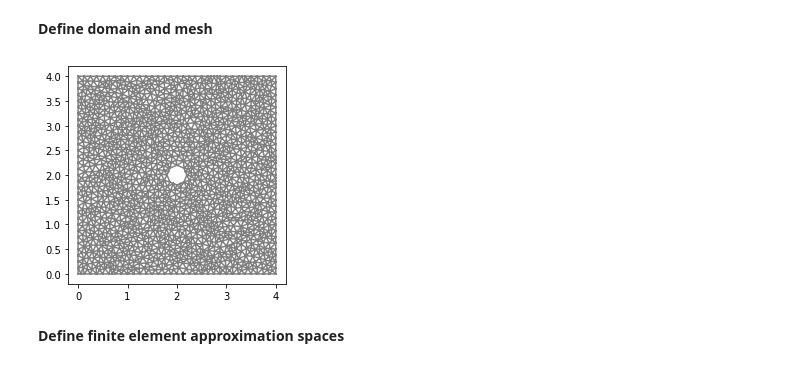
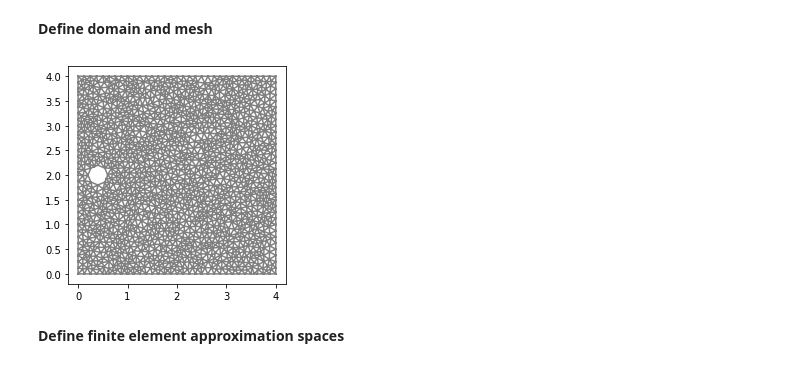
Before and after one commit to johanhoffman/DD2365-VT20, a Jupyter notebook: Lab-3/Linde-Stokes-AMR.ipynb, the cells around one changed output. Drawn from its saved outputs; the diff is of its cells as text; code cells hidden in the pictures.

```diff
--- a/Lab-3/Linde-Stokes-AMR.ipynb
+++ b/Lab-3/Linde-Stokes-AMR.ipynb
@@ -154,34 +154,34 @@ To read more about how to use similar methods for more complex problems, see e.g
 # %%
 # Define rectangular domain
 L = 4
 H = 4
 
 # Define circle
-xc = 0.5*L
+xc = 0.1*L
 yc = 0.5*H
 rc = 0.2
 
 # Generate mesh (examples with and without a hole in the mesh)
 resolution = 32
 #mesh = RectangleMesh(Point(0.0, 0.0), Point(L, H), L*resolution, H*resolution)
 mesh = generate_mesh(Rectangle(Point(0.0,0.0), Point(L,H)) - Circle(Point(xc,yc),rc), resolution)
 
 # Local mesh refinement (specified by a cell marker)
 init_no_levels = 0
 for i in range(0,init_no_levels):
   cell_marker = MeshFunction("bool", mesh, mesh.topology().dim())
   for cell in cells(mesh):
     cell_marker[cell] = False
     p = cell.midpoint()
     if p.distance(Point(0.5, 0.5)) < 1.0:
         cell_marker[cell] = True
   mesh = refine(mesh, cell_marker)
 
 plt.figure()
 plot(mesh)
 plt.show()
 # %% [output]
-[figure, old version]
+[figure, new version]
 # %% [markdown]
 **Define finite element approximation spaces**
 # %%
```
Also changed, not shown: parts of 3 cells of this notebook.
